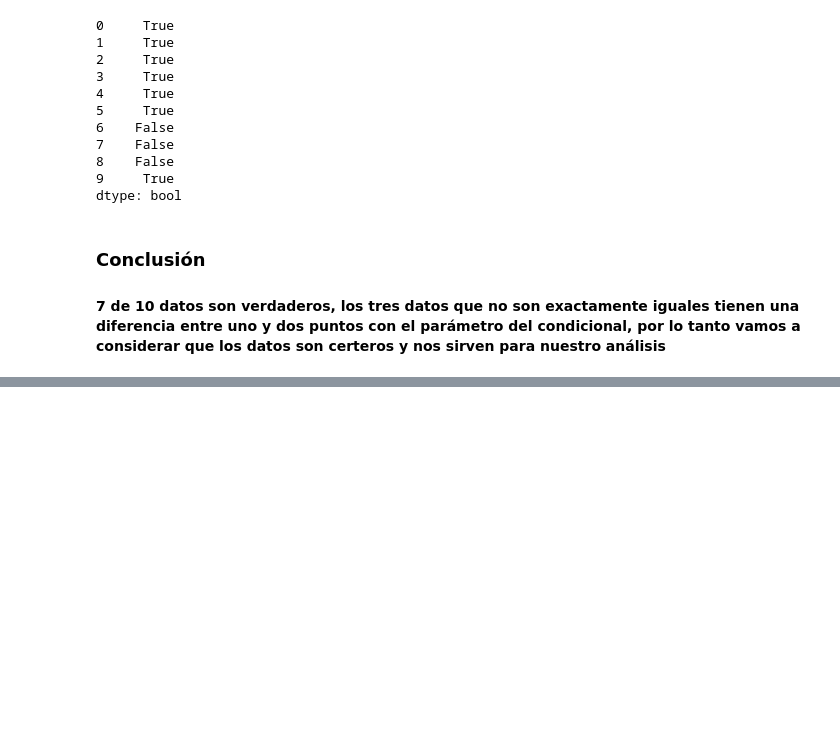
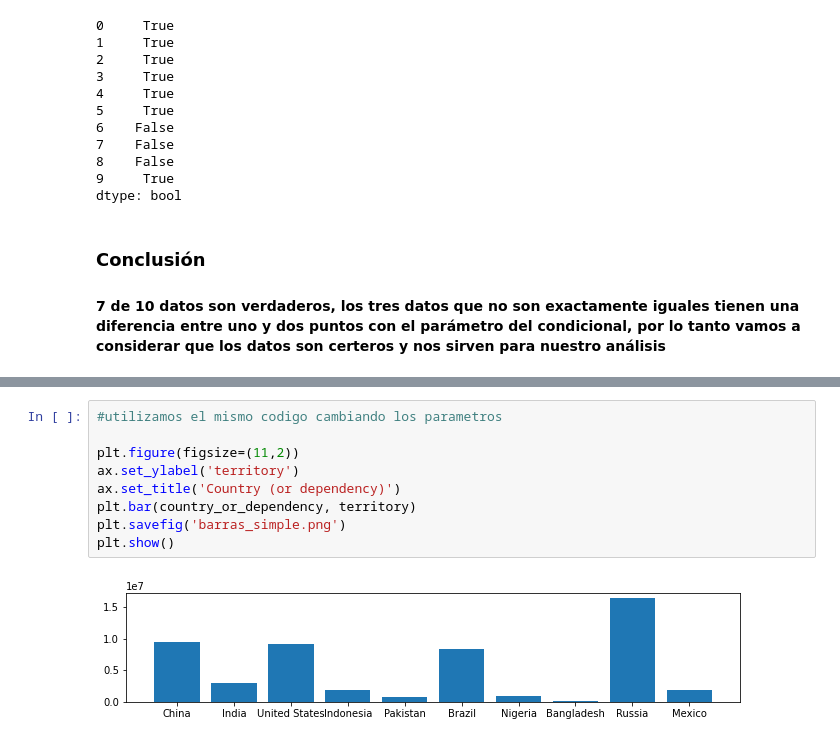
Before and after one commit to Fern1989/Presentacion_Trabajo_Final, a Jupyter notebook: Presentacion Trabajo Final curso Analisis de datos.ipynb, the cells around one changed output, grey strips where cells are left out. Cells and saved outputs as stored; diff of their text form; blank space fills up the shorter version.

```diff
--- a/Presentacion Trabajo Final curso Analisis de datos.ipynb
+++ b/Presentacion Trabajo Final curso Analisis de datos.ipynb
@@ -164,0 +294,11 @@ df.sort_values(['Population (2020)'], ascending=[False]).tail(10)
+# %%
+#utilizamos el mismo codigo cambiando los parametros
+
+plt.figure(figsize=(11,2))
+ax.set_ylabel('territory')
+ax.set_title('Country (or dependency)')
+plt.bar(country_or_dependency, territory)
+plt.savefig('barras_simple.png')
+plt.show()
+# %% [output]
+[figure, added]
```
Also changed, not shown: parts of 19 cells of this notebook, 1 other file.
